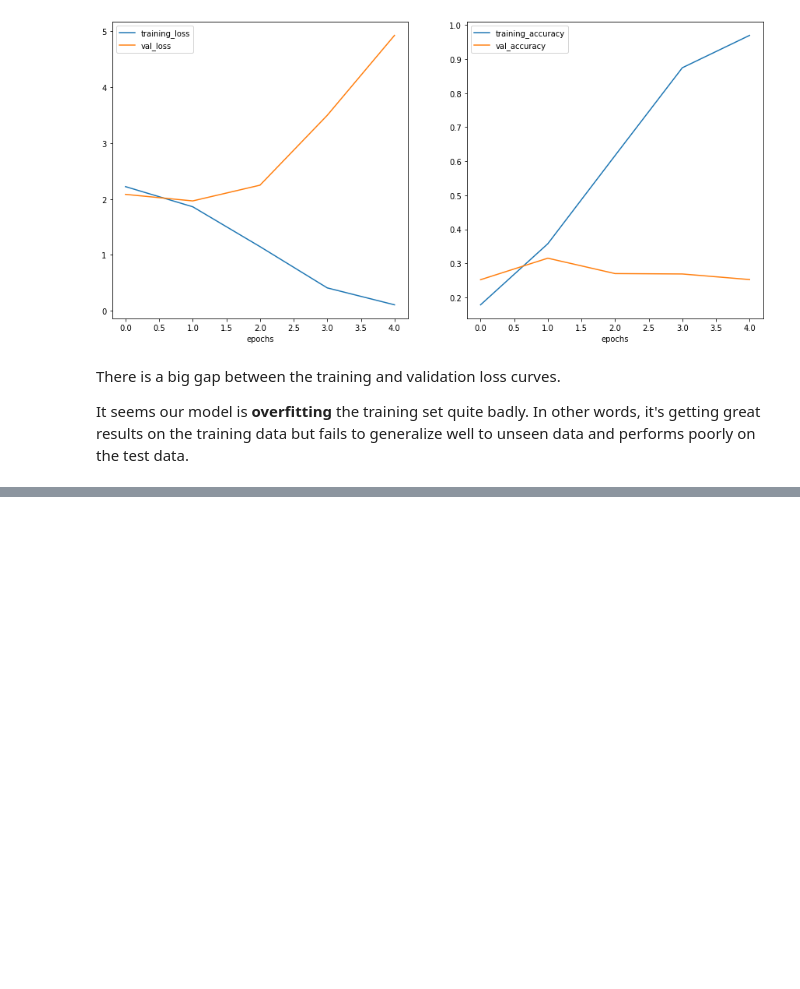
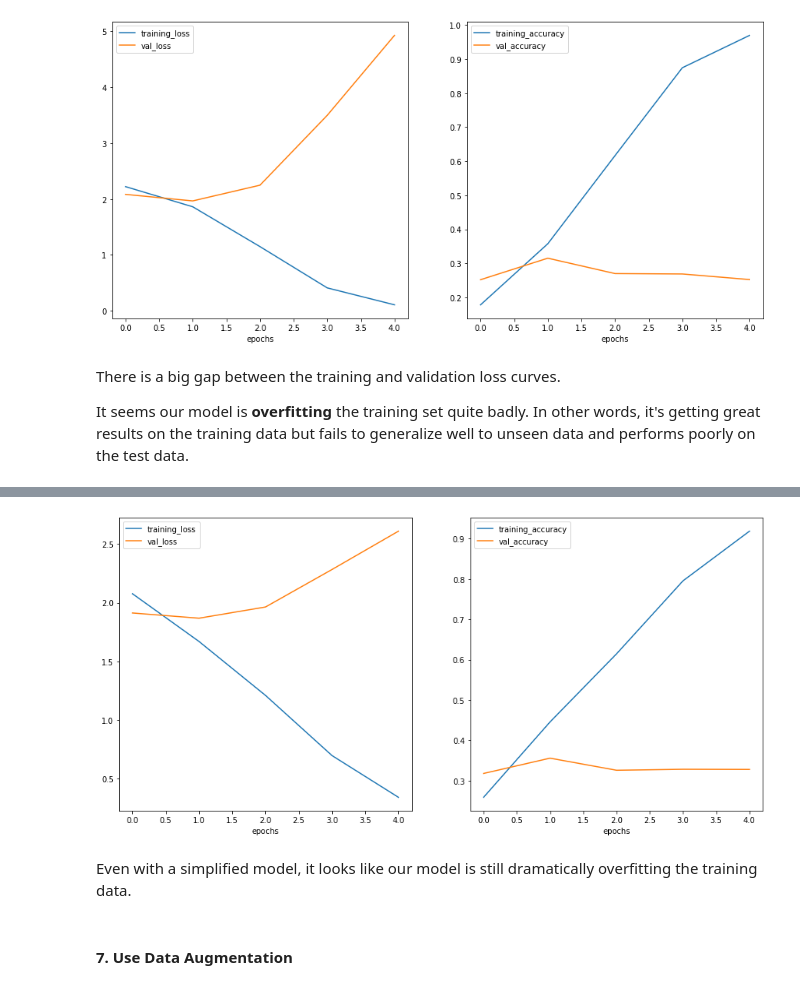
Before and after one commit to danchaud-vincent/tensorflow-deep-learning, a Jupyter notebook: 03_convolutional_neural_networks_in_tensorflow.ipynb, the cells around one changed output, grey strips where cells are left out. Saved outputs shown, nothing was run; the diff lists cells and outputs as text; code cells hidden in the pictures; blank space fills up the shorter version.

Commit message:
Fix overfitting

```diff
--- a/03_convolutional_neural_networks_in_tensorflow.ipynb
+++ b/03_convolutional_neural_networks_in_tensorflow.ipynb
@@ -1676,0 +1690,22 @@ It seems our model is **overfitting** the training set quite badly. In other wor
+# %%
+# Try to simplified the model
+model_10 = Sequential([
+  Conv2D(10, 3, activation="relu", input_shape=(224,224,3)),
+  MaxPool2D(),
+  Conv2D(10, 3, activation="relu"),
+  MaxPool2D(),
+  Flatten(),
+  Dense(10, activation="softmax")
+])
+# %%
+# Compile the model
+model_10.compile(loss="categorical_crossentropy",
+                 optimizer=tf.keras.optimizers.Adam(),
+                 metrics=["accuracy"])
+# %%
+# fit the model
+history_10 = model_10.fit(train_data,
+                          epochs=5,
+                          steps_per_epoch=len(train_data),
+                          validation_data=test_data,
+                          validation_steps=len(test_data))
@@ -1676,0 +1723,9 @@ It seems our model is **overfitting** the training set quite badly. In other wor
+# %%
+# plot loss curves
+plot_loss_curves(history_10)
+# %% [output]
+[figure, added]
+# %% [markdown]
+Even with a simplified model, it looks like our model is still dramatically overfitting the training data.
+# %% [markdown]
+#### 7. Use Data Augmentation
```
Also changed, not shown: parts of 3 cells of this notebook.
